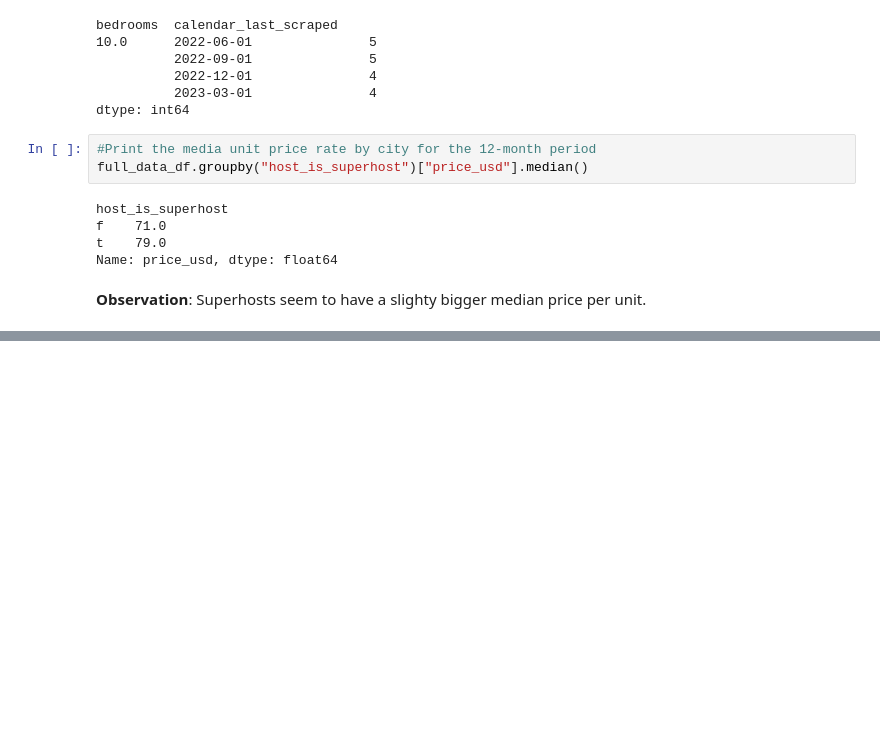
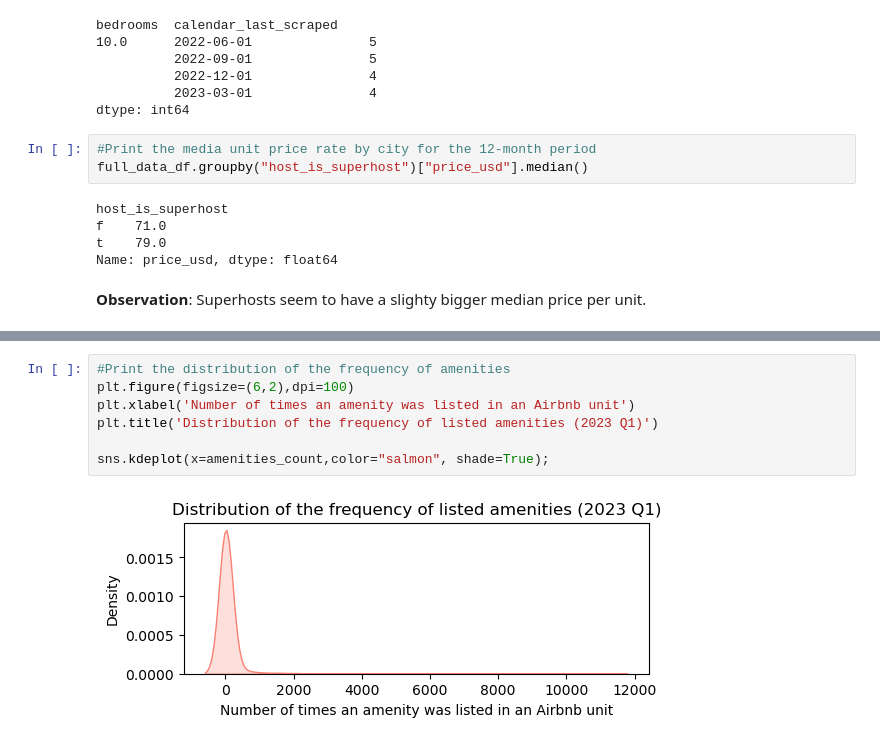
Before and after one commit to bruno-f7s/portfolio, a Jupyter notebook: airbnb-porto-2023/airbnb-porto-2023-eda.ipynb, the cells around one changed output, grey strips where cells are left out. Cells and saved outputs as stored; diff of their text form; blank space fills up the shorter version.

```diff
--- a/airbnb-porto-2023/airbnb-porto-2023-eda.ipynb
+++ b/airbnb-porto-2023/airbnb-porto-2023-eda.ipynb
@@ -1060,0 +1040,9 @@ amenities_count.reset_index()
+# %%
+#Print the distribution of the frequency of amenities
+plt.figure(figsize=(6,2),dpi=100)
+plt.xlabel('Number of times an amenity was listed in an Airbnb unit')
+plt.title('Distribution of the frequency of listed amenities (2023 Q1)')
+
+sns.kdeplot(x=amenities_count,color="salmon", shade=True);
+# %% [output]
+[figure, added]
```
Also changed, not shown: parts of 130 cells of this notebook.
